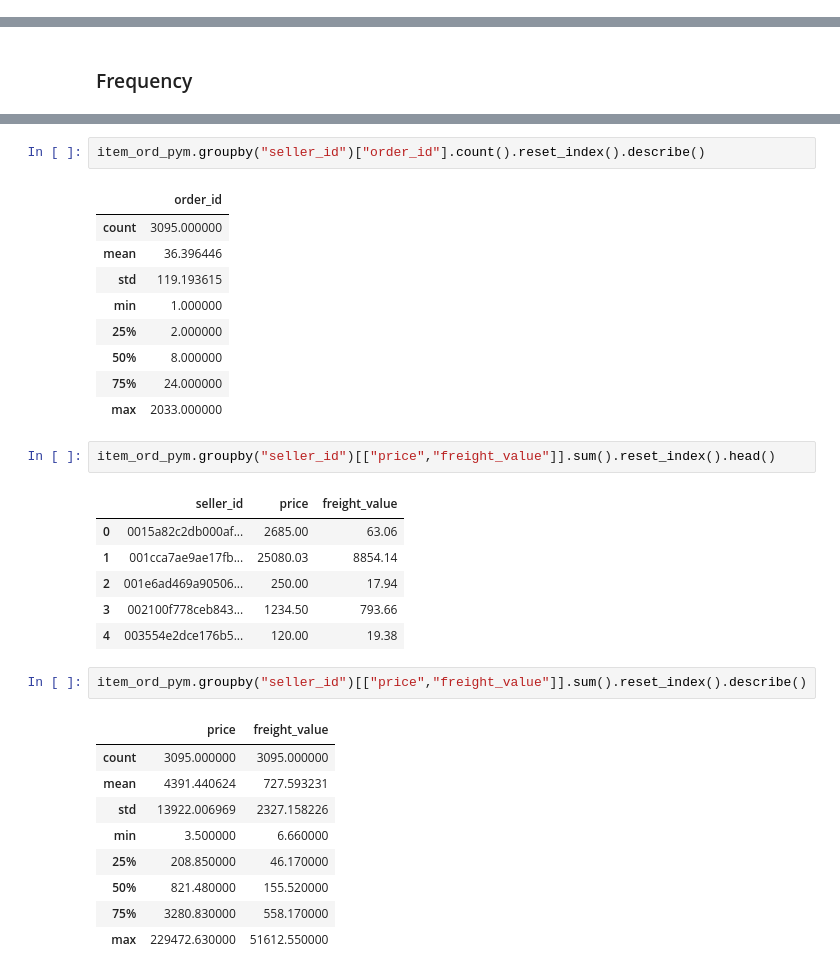
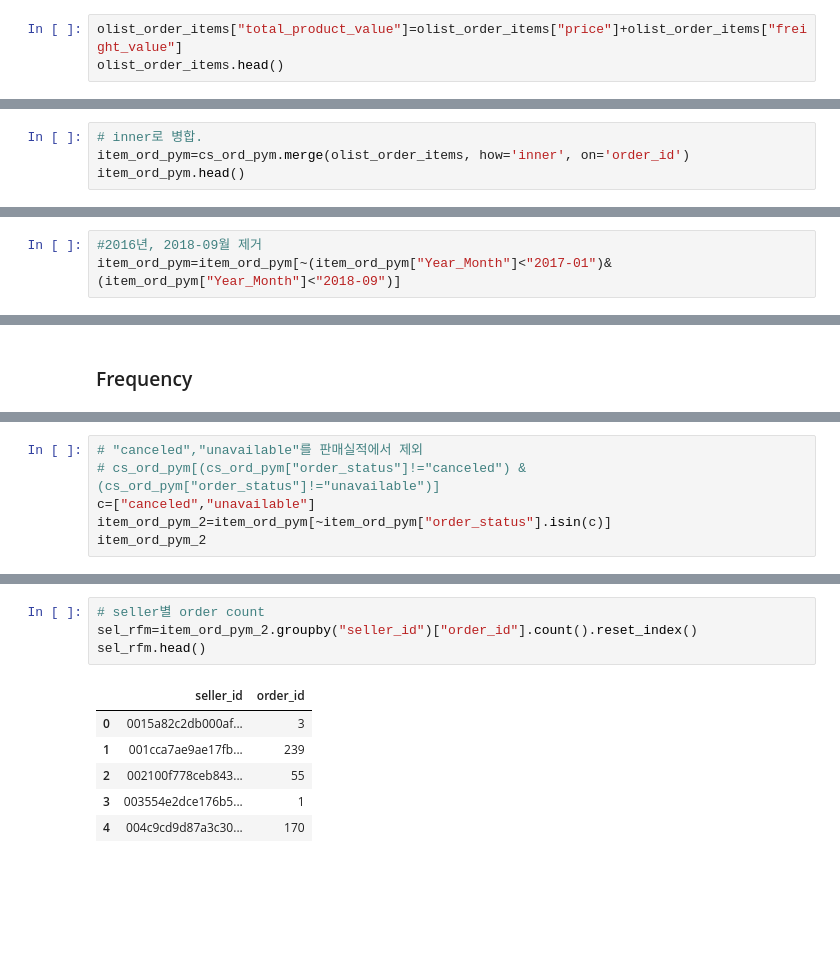
Before and after one commit to julesdata/study, a Jupyter notebook: Project/Olist Data Analysis.ipynb, the cells around one changed output, grey strips where cells are left out. Cells and saved outputs as stored; diff of their text form; blank space fills up the shorter version.

```diff
--- a/Project/Olist Data Analysis.ipynb
+++ b/Project/Olist Data Analysis.ipynb
@@ -767,0 +773,3 @@ olist_order_items.describe(include = np.object)
+# %%
+olist_order_items["total_product_value"]=olist_order_items["price"]+olist_order_items["freight_value"]
+olist_order_items.head()
@@ -1292,0 +1480,4 @@ dtype: int64
+# %%
+# inner로 병합.
+item_ord_pym=cs_ord_pym.merge(olist_order_items, how='inner', on='order_id')
+item_ord_pym.head()
@@ -1292,0 +1491,3 @@ dtype: int64
+# %%
+#2016년, 2018-09월 제거
+item_ord_pym=item_ord_pym[~(item_ord_pym["Year_Month"]<"2017-01")& (item_ord_pym["Year_Month"]<"2018-09")]
@@ -1296,0 +1569,6 @@ dtype: int64
+# %%
+# "canceled","unavailable"를 판매실적에서 제외
+# cs_ord_pym[(cs_ord_pym["order_status"]!="canceled") & (cs_ord_pym["order_status"]!="unavailable")]
+c=["canceled","unavailable"]
+item_ord_pym_2=item_ord_pym[~item_ord_pym["order_status"].isin(c)]
+item_ord_pym_2
@@ -1297,33 +1589,11 @@ dtype: int64
 # %%
-item_ord_pym.groupby("seller_id")["order_id"].count().reset_index().describe()
+# seller별 order count
+sel_rfm=item_ord_pym_2.groupby("seller_id")["order_id"].count().reset_index()
+sel_rfm.head()
 # %% [output]
-|  | order_id |
-| count | 3095.000000 |
-| mean | 36.396446 |
-| std | 119.193615 |
-| min | 1.000000 |
-| 25% | 2.000000 |
-| 50% | 8.000000 |
-| 75% | 24.000000 |
-| max | 2033.000000 |
+|  | seller_id | order_id |
+| 0 | 0015a82c2db000af... | 3 |
+| 1 | 001cca7ae9ae17fb... | 239 |
+| 2 | 002100f778ceb843... | 55 |
+| 3 | 003554e2dce176b5... | 1 |
+| 4 | 004c9cd9d87a3c30... | 170 |
-# %%
-item_ord_pym.groupby("seller_id")[["price","freight_value"]].sum().reset_index().head()
-# %% [output]
-|  | seller_id | price | freight_value |
-| 0 | 0015a82c2db000af... | 2685.00 | 63.06 |
-| 1 | 001cca7ae9ae17fb... | 25080.03 | 8854.14 |
-| 2 | 001e6ad469a90506... | 250.00 | 17.94 |
-| 3 | 002100f778ceb843... | 1234.50 | 793.66 |
-| 4 | 003554e2dce176b5... | 120.00 | 19.38 |
-# %%
-item_ord_pym.groupby("seller_id")[["price","freight_value"]].sum().reset_index().describe()
-# %% [output]
-|  | price | freight_value |
-| count | 3095.000000 | 3095.000000 |
-| mean | 4391.440624 | 727.593231 |
-| std | 13922.006969 | 2327.158226 |
-| min | 3.500000 | 6.660000 |
-| 25% | 208.850000 | 46.170000 |
-| 50% | 821.480000 | 155.520000 |
-| 75% | 3280.830000 | 558.170000 |
-| max | 229472.630000 | 51612.550000 |
```
Also changed, not shown: parts of 112 cells of this notebook.
